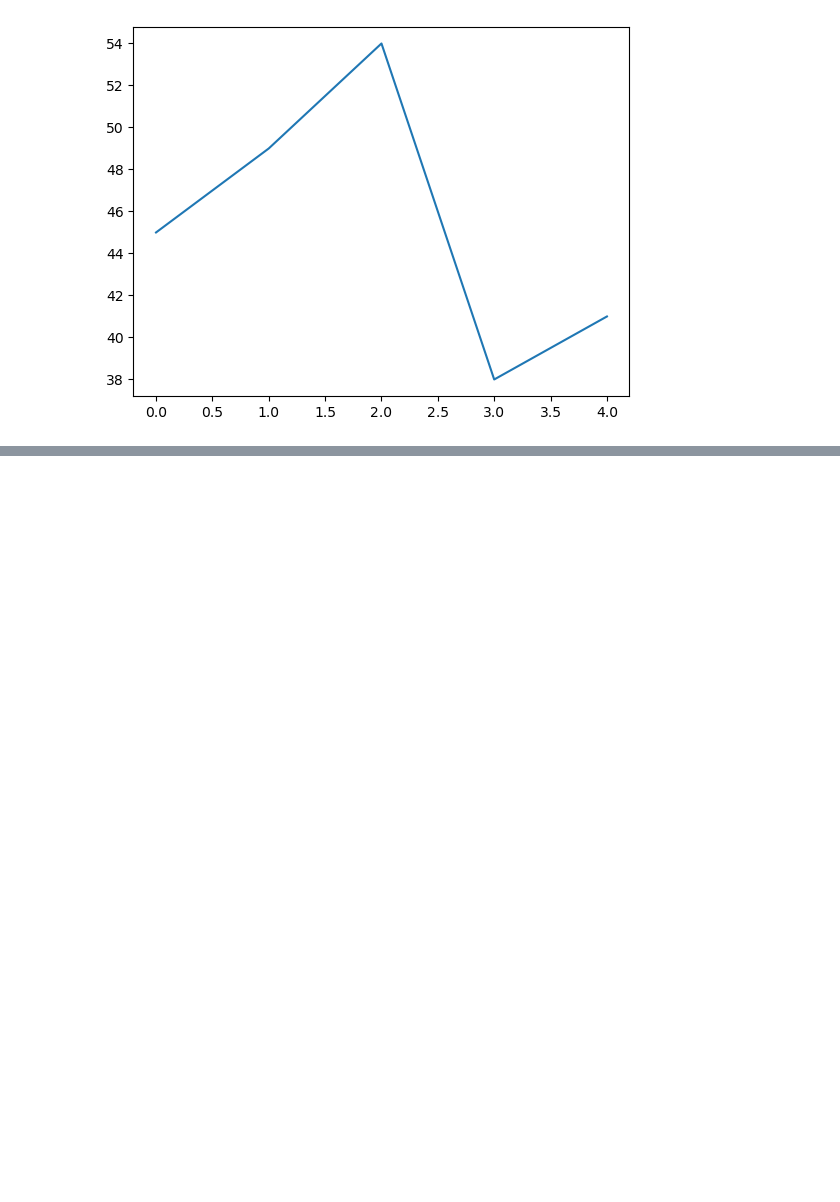
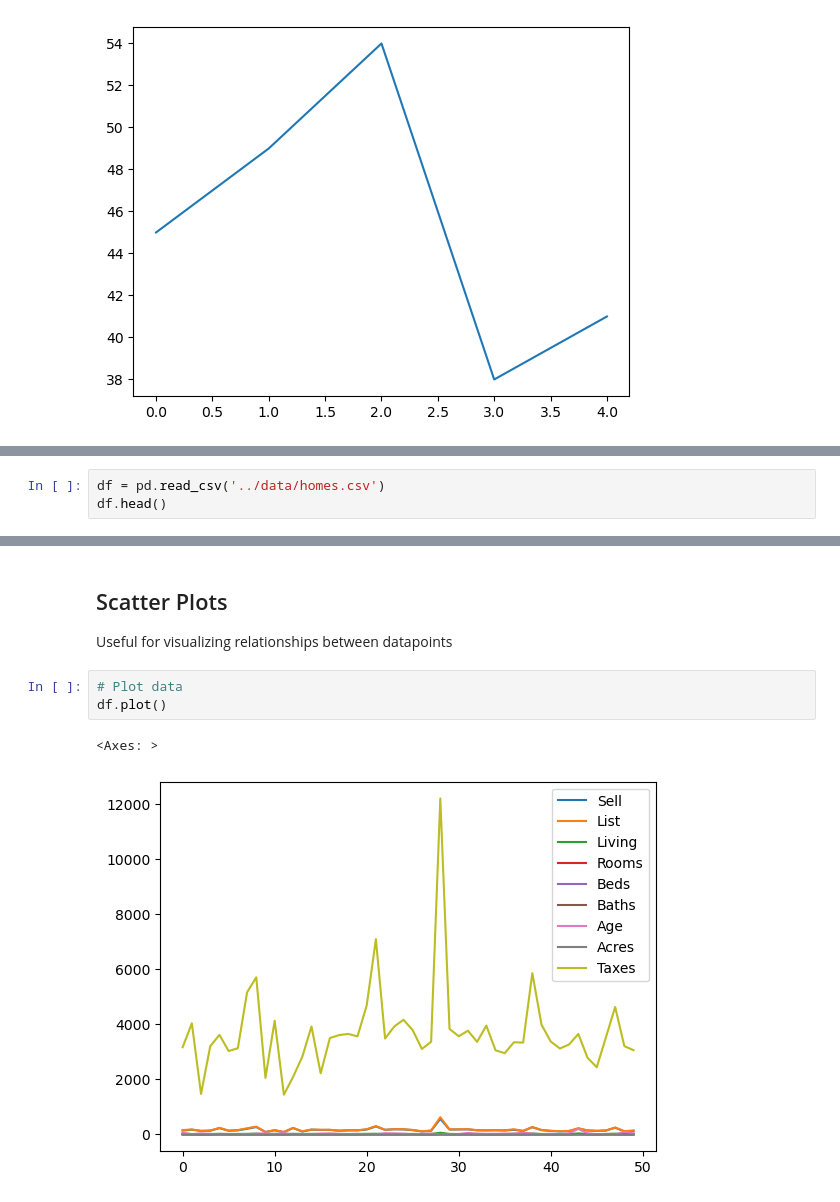
Before and after one commit to CS4580/my-notes-Komperda, a Jupyter notebook: module_4/intro_plotting.ipynb, the cells around one changed output, grey strips where cells are left out. Drawn from its saved outputs; the diff is of its cells as text; blank space fills up the shorter version.

```diff
--- a/module_4/intro_plotting.ipynb
+++ b/module_4/intro_plotting.ipynb
@@ -73,0 +76,3 @@ plt.plot(y)
+# %%
+df = pd.read_csv('../data/homes.csv')
+df.head()
@@ -73,0 +86,9 @@ plt.plot(y)
+# %% [markdown]
+## Scatter Plots
+Useful for visualizing relationships between datapoints
+# %%
+# Plot data
+df.plot()
+# %% [output]
+<Axes: >
+[figure, added]
```
Also changed, not shown: parts of 23 cells of this notebook, 6 other files.
